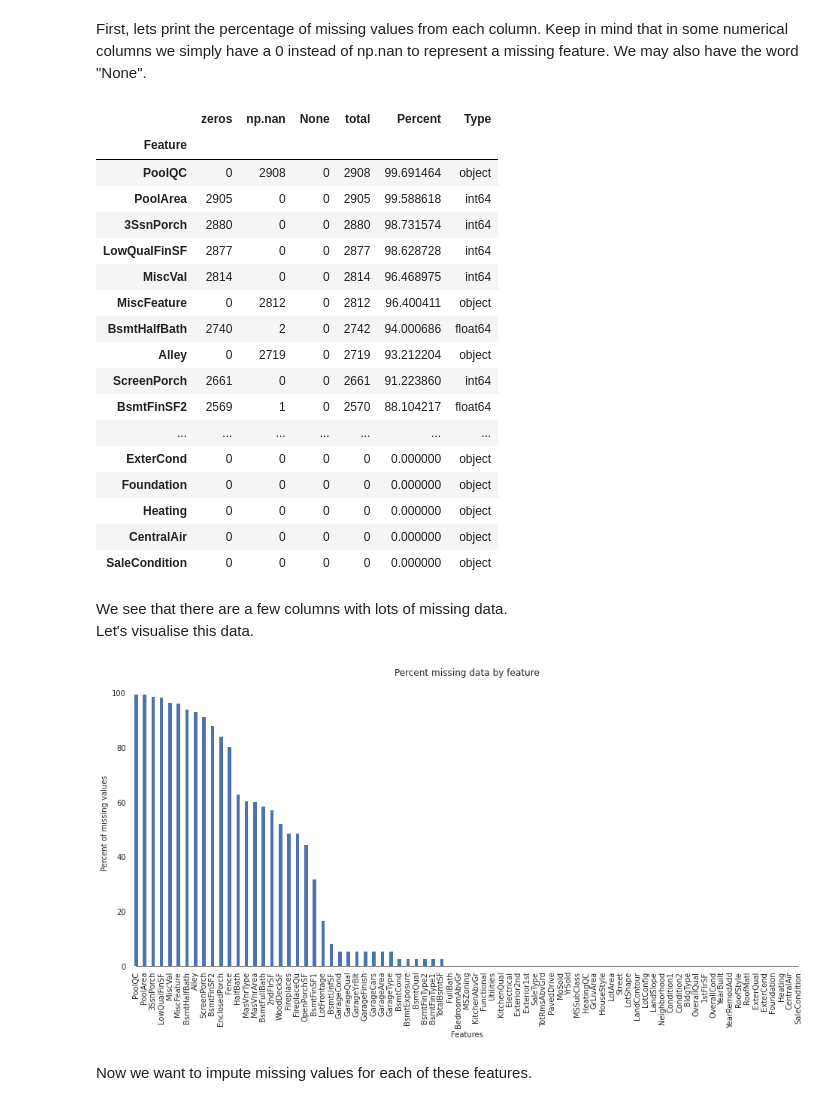
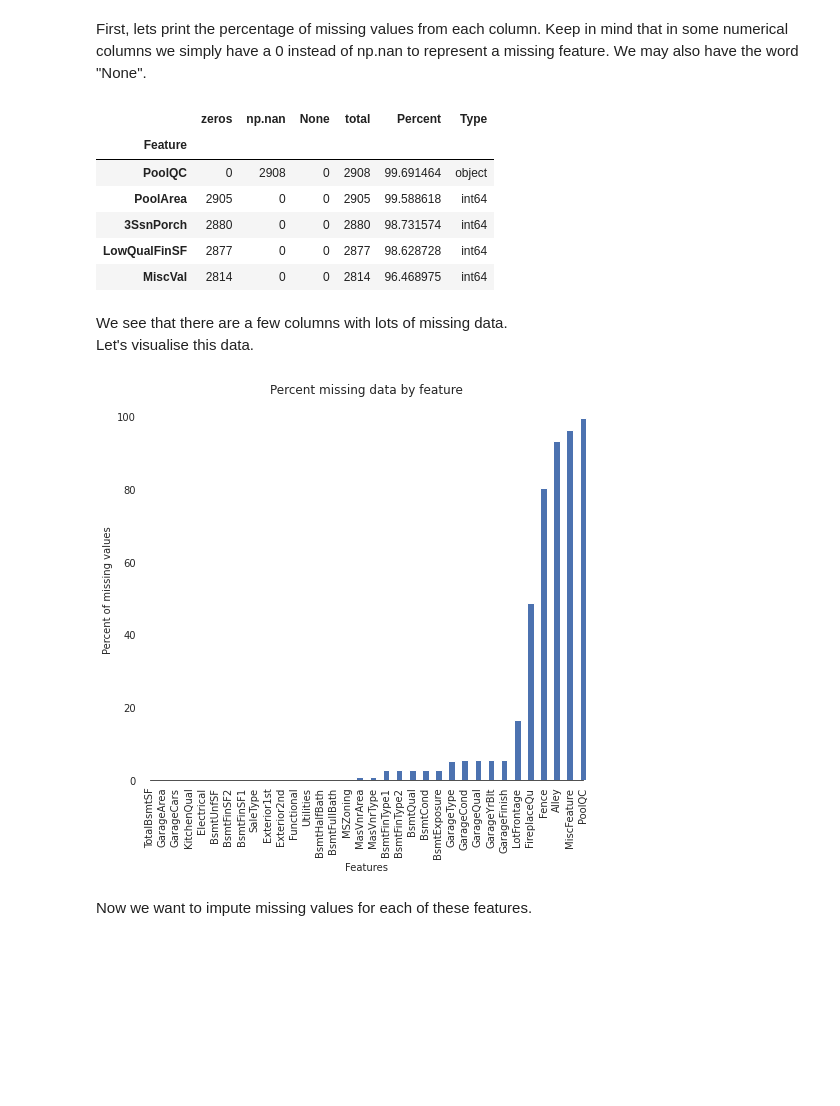
Before and after one commit to C-Kitching/Kaggle, a Jupyter notebook: house-prices-advanced-regression - current kernal.ipynb, the cells around one changed output. Drawn from its saved outputs; the diff is of its cells as text; code cells hidden in the pictures; blank space fills up the shorter version.

```diff
--- a/house-prices-advanced-regression - current kernal.ipynb
+++ b/house-prices-advanced-regression - current kernal.ipynb
@@ -435,7 +434,7 @@ def percent_missing(data):
 
 all_data = combine_train_and_test(train, test)
 miss_all = percent_missing(all_data)
-miss_all
+miss_all.head()
 # %% [output]
 |  | zeros | np.nan | None | total | Percent | Type |
 | Feature |  |  |  |  |  |  |
@@ -444,36 +443,28 @@ miss_all
 | 3SsnPorch | 2880 | 0 | 0 | 2880 | 98.731574 | int64 |
 | LowQualFinSF | 2877 | 0 | 0 | 2877 | 98.628728 | int64 |
 | MiscVal | 2814 | 0 | 0 | 2814 | 96.468975 | int64 |
-| MiscFeature | 0 | 2812 | 0 | 2812 | 96.400411 | object |
-| BsmtHalfBath | 2740 | 2 | 0 | 2742 | 94.000686 | float64 |
-| Alley | 0 | 2719 | 0 | 2719 | 93.212204 | object |
-| ScreenPorch | 2661 | 0 | 0 | 2661 | 91.223860 | int64 |
-| BsmtFinSF2 | 2569 | 1 | 0 | 2570 | 88.104217 | float64 |
-| ... | ... | ... | ... | ... | ... | ... |
-| ExterCond | 0 | 0 | 0 | 0 | 0.000000 | object |
-| Foundation | 0 | 0 | 0 | 0 | 0.000000 | object |
-| Heating | 0 | 0 | 0 | 0 | 0.000000 | object |
-| CentralAir | 0 | 0 | 0 | 0 | 0.000000 | object |
-| SaleCondition | 0 | 0 | 0 | 0 | 0.000000 | object |
 # %% [markdown]
 We see that there are a few columns with lots of missing data.
 Let's visualise this data.
 # %%
 # set up figure with colour formatting
 sns.set_style("white")
-fig, ax = plt.subplots(figsize=(16, 7))
+fig, ax = plt.subplots(figsize=(8, 7))
 sns.set_color_codes(palette='deep')
 
 # determine columns with more than one missing value and sort in increasing orber
-miss_all["Percent"].plot.bar(color="b")
+missing = round(all_data.isnull().mean()*100,2)
+missing = missing[missing > 0]
+missing.sort_values(inplace=True)
+missing.plot.bar(color="b")
 
 # tweak the visual presentation
 ax.xaxis.grid(False)
 ax.set(ylabel="Percent of missing values")
 ax.set(xlabel="Features")
 ax.set(title="Percent missing data by feature")
 sns.despine(trim=True, left=True)
 # %% [output]
-[figure, old version]
+[figure, new version]
 # %% [markdown]
 Now we want to impute missing values for each of these features.
```
Also changed, not shown: parts of 25 cells of this notebook.
